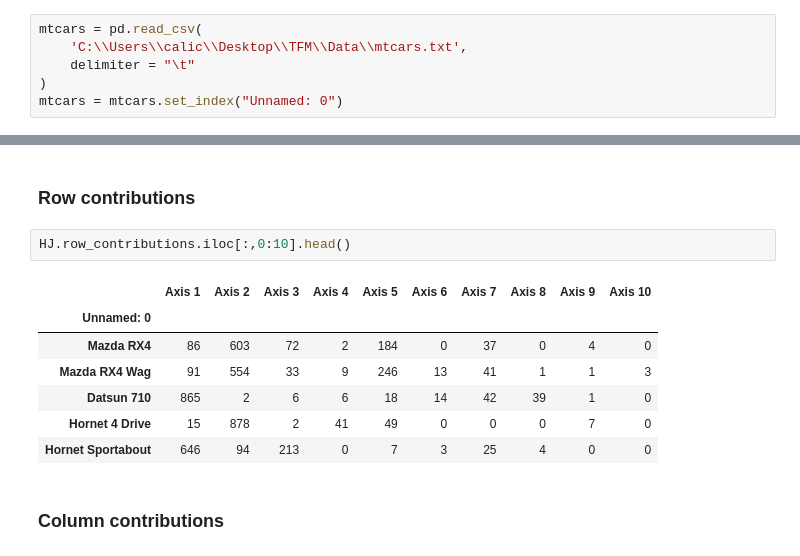
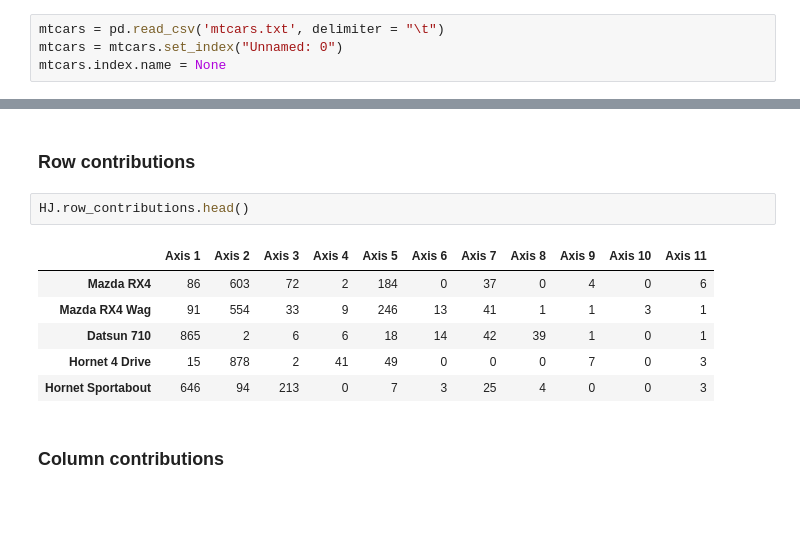
Before and after one commit to carlostorrescubila/PyBiplots, a Jupyter notebook: examples/methods/Example HJ-Biplot.ipynb, the cells around one changed output, grey strips where cells are left out. Saved outputs shown, nothing was run; the diff lists cells and outputs as text; blank space fills up the shorter version.

```diff
--- a/examples/methods/Example HJ-Biplot.ipynb
+++ b/examples/methods/Example HJ-Biplot.ipynb
@@ -9,11 +9,9 @@ import matplotlib
 # %% [markdown]
 ## 2. Load data
 # %%
-mtcars = pd.read_csv(
-    'C:\\Users\\calic\\Desktop\\TFM\\Data\\mtcars.txt',
-    delimiter = "\t"
-)
+mtcars = pd.read_csv('mtcars.txt', delimiter = "\t")
 mtcars = mtcars.set_index("Unnamed: 0")
+mtcars.index.name = None
 # %% [markdown]
 ## 3. Fit HJ-Biplot
 # %%
@@ -82,15 +79,14 @@ HJ.column_coordinates.round(2)
 # %% [markdown]
 ### Row contributions
 # %%
-HJ.row_contributions.iloc[:,0:10].head()
+HJ.row_contributions.head()
 # %% [output]
-|  | Axis 1 | Axis 2 | Axis 3 | Axis 4 | Axis 5 | Axis 6 | Axis 7 | Axis 8 | Axis 9 | Axis 10 |
-| Unnamed: 0 |  |  |  |  |  |  |  |  |  |  |
-| Mazda RX4 | 86 | 603 | 72 | 2 | 184 | 0 | 37 | 0 | 4 | 0 |
-| Mazda RX4 Wag | 91 | 554 | 33 | 9 | 246 | 13 | 41 | 1 | 1 | 3 |
-| Datsun 710 | 865 | 2 | 6 | 6 | 18 | 14 | 42 | 39 | 1 | 0 |
-| Hornet 4 Drive | 15 | 878 | 2 | 41 | 49 | 0 | 0 | 0 | 7 | 0 |
-| Hornet Sportabout | 646 | 94 | 213 | 0 | 7 | 3 | 25 | 4 | 0 | 0 |
+|  | Axis 1 | Axis 2 | Axis 3 | Axis 4 | Axis 5 | Axis 6 | Axis 7 | Axis 8 | Axis 9 | Axis 10 | Axis 11 |
+| Mazda RX4 | 86 | 603 | 72 | 2 | 184 | 0 | 37 | 0 | 4 | 0 | 6 |
+| Mazda RX4 Wag | 91 | 554 | 33 | 9 | 246 | 13 | 41 | 1 | 1 | 3 | 1 |
+| Datsun 710 | 865 | 2 | 6 | 6 | 18 | 14 | 42 | 39 | 1 | 0 | 1 |
+| Hornet 4 Drive | 15 | 878 | 2 | 41 | 49 | 0 | 0 | 0 | 7 | 0 | 3 |
+| Hornet Sportabout | 646 | 94 | 213 | 0 | 7 | 3 | 25 | 4 | 0 | 0 | 3 |
 # %% [markdown]
 ### Column contributions
 # %%
```
Also changed, not shown: parts of 1 cell of this notebook, 3 other files.
